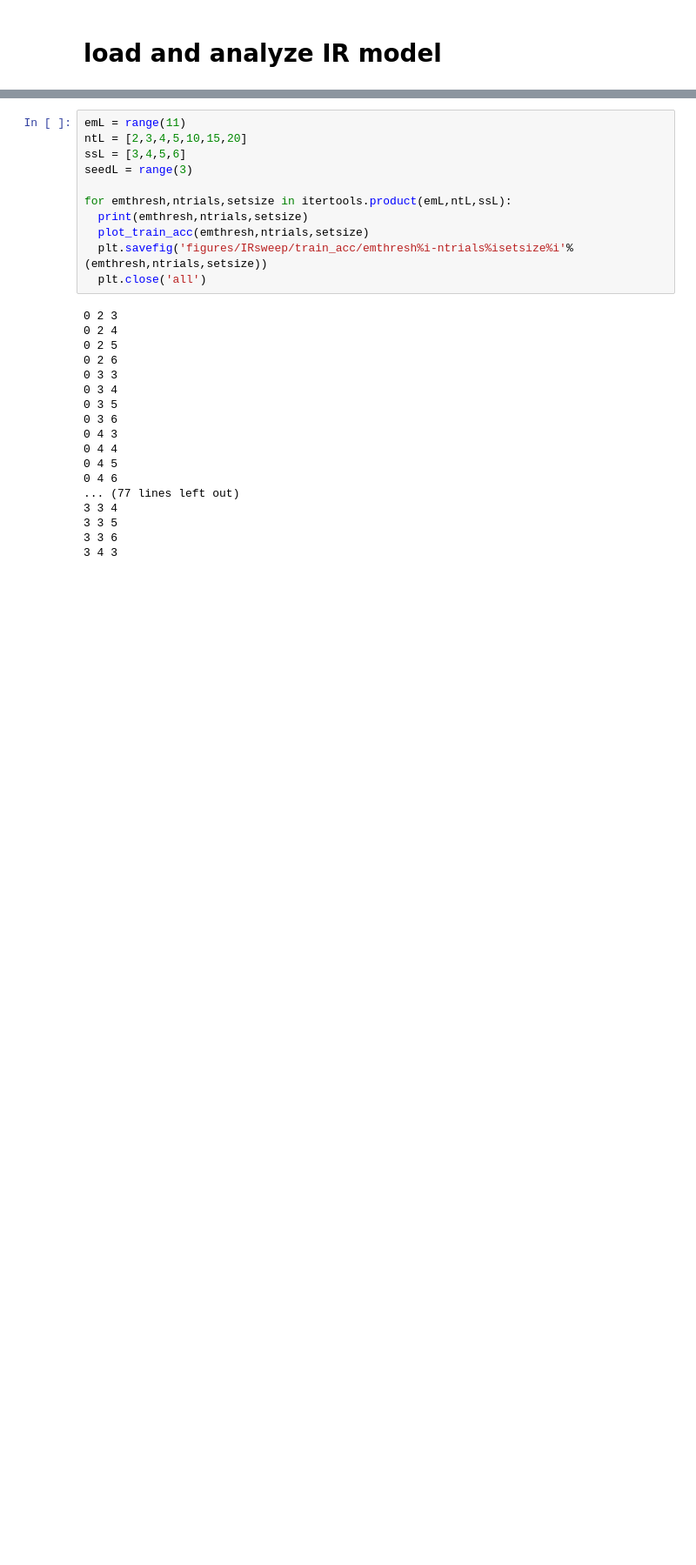
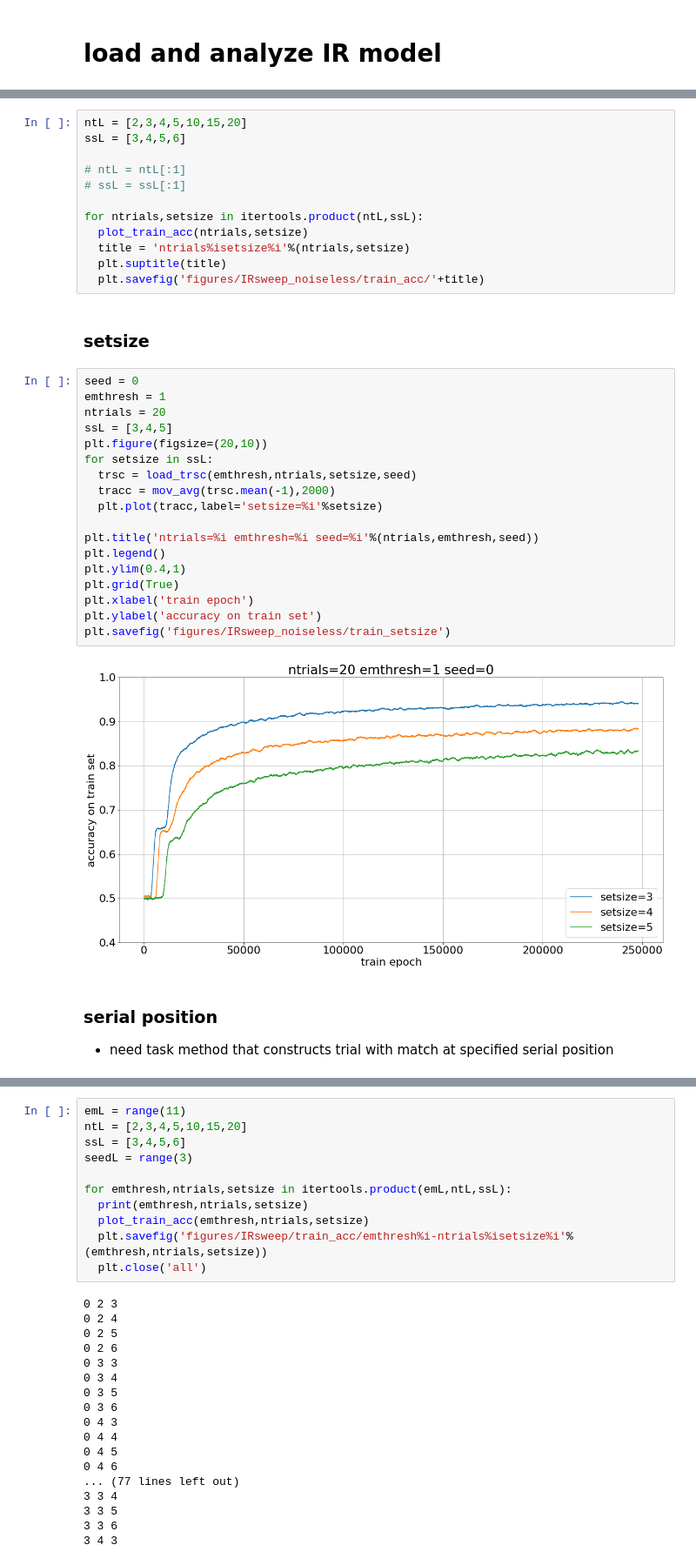
Before and after one commit to andrebeu/nback, a Jupyter notebook: pure EM - item recognition.ipynb, the cells around one changed output, grey strips where cells are left out. Shown at 87% size. Drawn from its saved outputs; the diff is of its cells as text; blank space fills up the shorter version.

```diff
--- a/pure EM - item recognition.ipynb
+++ b/pure EM - item recognition.ipynb
@@ -30,0 +178,37 @@ def mov_avg(arr,wind=5000):
+# %%
+ntL = [2,3,4,5,10,15,20]
+ssL = [3,4,5,6]
+
+# ntL = ntL[:1]
+# ssL = ssL[:1]
+
+for ntrials,setsize in itertools.product(ntL,ssL):
+  plot_train_acc(ntrials,setsize)
+  title = 'ntrials%isetsize%i'%(ntrials,setsize)
+  plt.suptitle(title)
+  plt.savefig('figures/IRsweep_noiseless/train_acc/'+title)
+# %% [markdown]
+### setsize
+# %%
+seed = 0
+emthresh = 1
+ntrials = 20
+ssL = [3,4,5]
+plt.figure(figsize=(20,10))
+for setsize in ssL:
+  trsc = load_trsc(emthresh,ntrials,setsize,seed)
+  tracc = mov_avg(trsc.mean(-1),2000)
+  plt.plot(tracc,label='setsize=%i'%setsize)
+
+plt.title('ntrials=%i emthresh=%i seed=%i'%(ntrials,emthresh,seed))
+plt.legend()
+plt.ylim(0.4,1)
+plt.grid(True)
+plt.xlabel('train epoch')
+plt.ylabel('accuracy on train set')
+plt.savefig('figures/IRsweep_noiseless/train_setsize')
+# %% [output]
+[figure, added]
+# %% [markdown]
+### serial position
+- need task method that constructs trial with match at specified serial position
```
Also changed, not shown: parts of 35 cells of this notebook, 6 other files.
